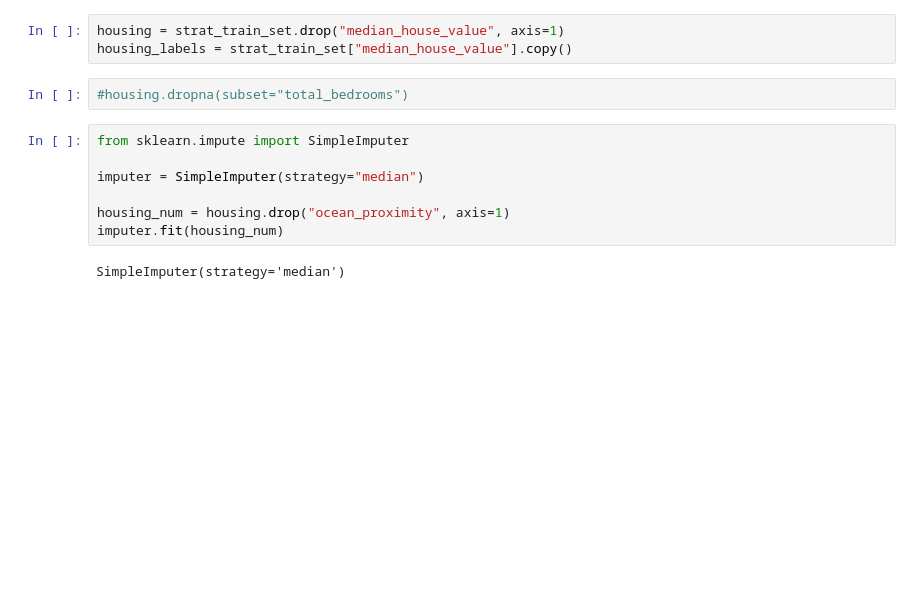
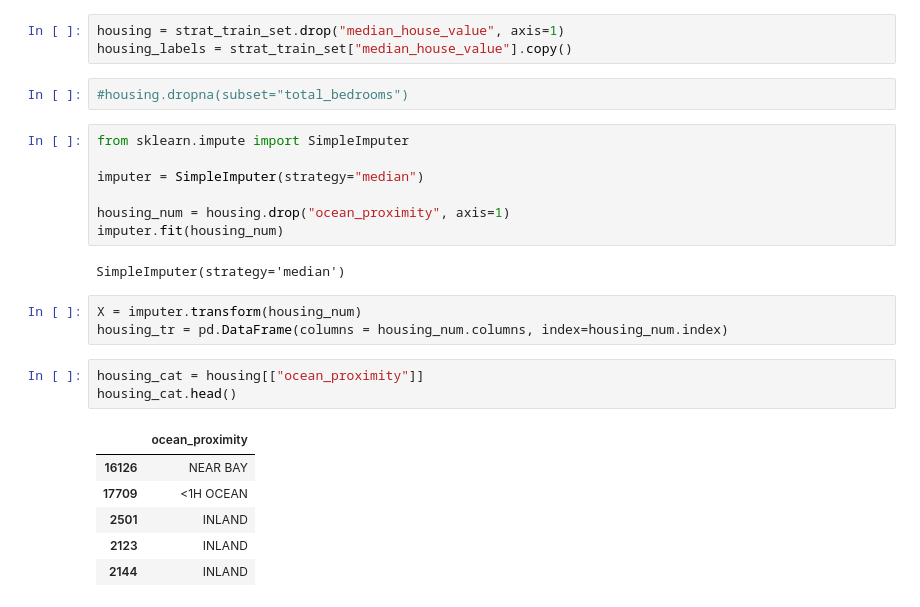
Before and after one commit to bergvall95/ml-housing-prices-predictor, a Jupyter notebook: Housing.ipynb, the cells around one changed output. Drawn from its saved outputs; the diff is of its cells as text; blank space fills up the shorter version.

```diff
--- a/Housing.ipynb
+++ b/Housing.ipynb
@@ -269,3 +269,16 @@ housing_num = housing.drop("ocean_proximity", axis=1)
 imputer.fit(housing_num)
 # %% [output]
 SimpleImputer(strategy='median')
+# %%
+X = imputer.transform(housing_num)
+housing_tr = pd.DataFrame(columns = housing_num.columns, index=housing_num.index)
+# %%
+housing_cat = housing[["ocean_proximity"]]
+housing_cat.head()
+# %% [output]
+|  | ocean_proximity |
+| 16126 | NEAR BAY |
+| 17709 | <1H OCEAN |
+| 2501 | INLAND |
+| 2123 | INLAND |
+| 2144 | INLAND |
```
Also changed, not shown: parts of 5 cells of this notebook.
